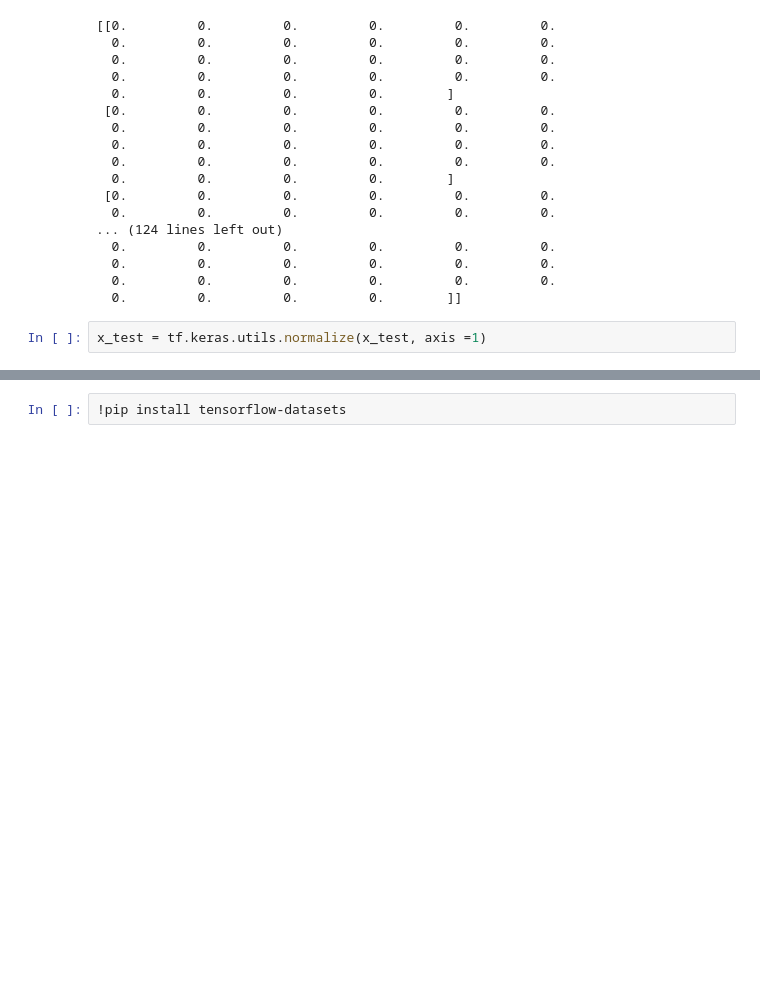
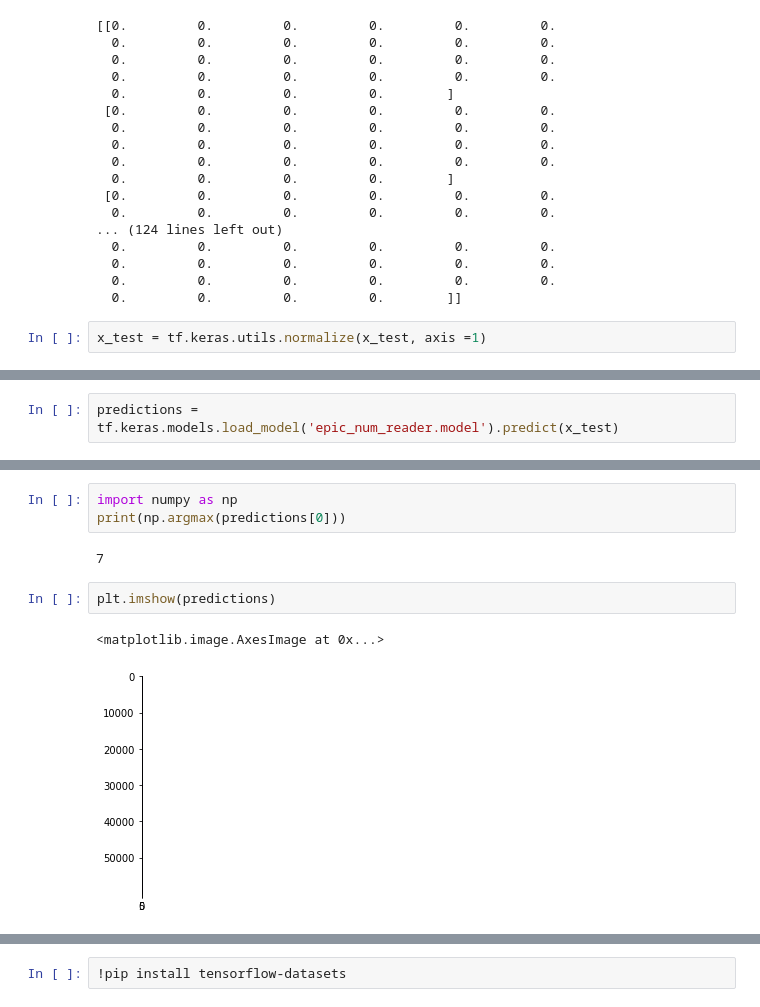
Before and after one commit to ulrikSebastienR/Colab-python-diaries, a Jupyter notebook: Deep_Learning_Sentdex.ipynb, the cells around one changed output, grey strips where cells are left out. Cells and saved outputs as stored; diff of their text form; blank space fills up the shorter version.

```diff
--- a/Deep_Learning_Sentdex.ipynb
+++ b/Deep_Learning_Sentdex.ipynb
@@ -178,0 +184,2 @@ new
+# %%
+predictions = tf.keras.models.load_model('epic_num_reader.model').predict(x_test)
@@ -178,0 +202,10 @@ new
+# %%
+import numpy as np
+print(np.argmax(predictions[0]))
+# %% [output]
+7
+# %%
+plt.imshow(predictions)
+# %% [output]
+<matplotlib.image.AxesImage at 0x...>
+[figure, added]
```
Also changed, not shown: parts of 10 cells of this notebook.
